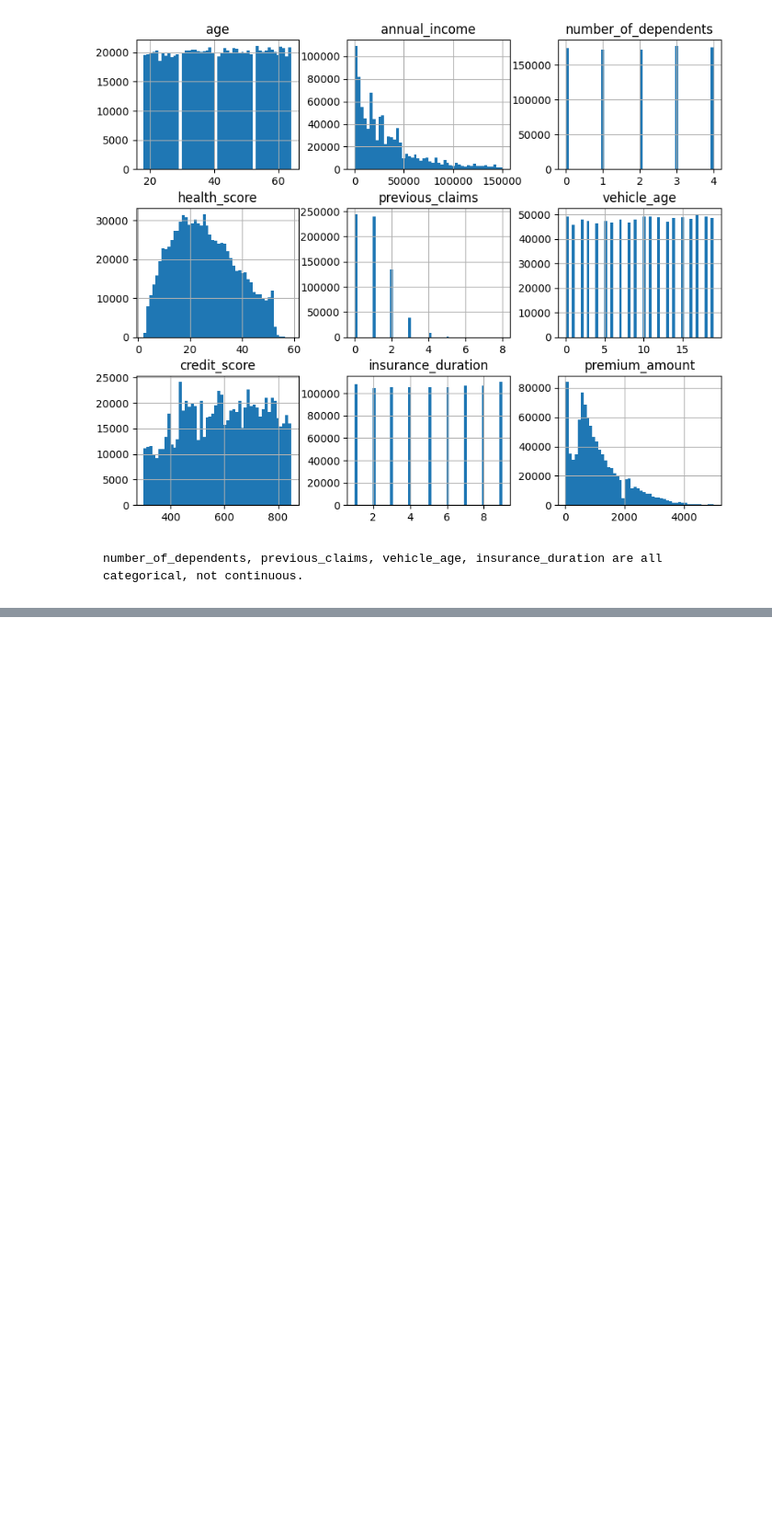
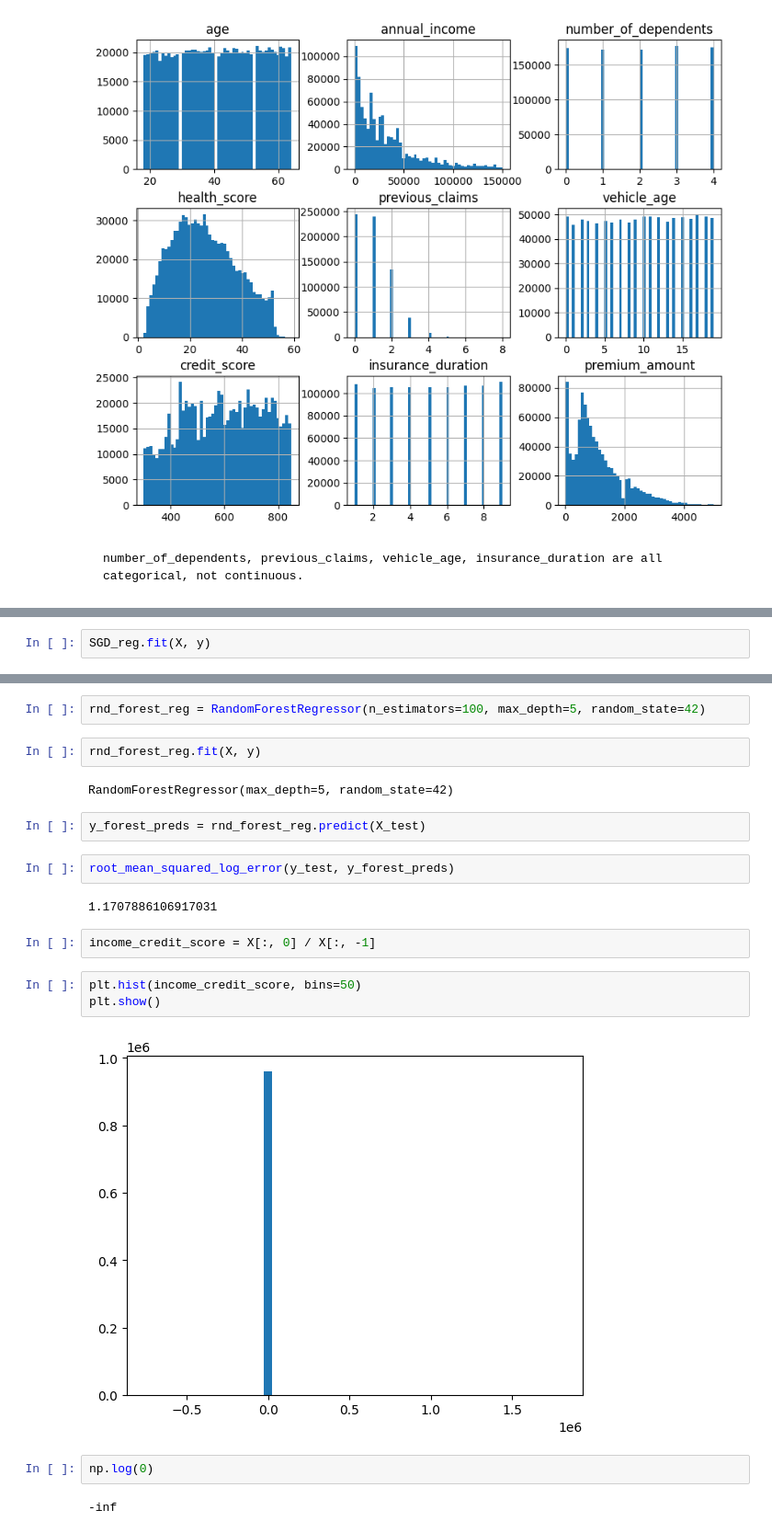
Before and after one commit to abhixshek/Kaggle-01-Insurance-Premium-Prediction, a Jupyter notebook: insurance_premium_pred.ipynb, the cells around one changed output, grey strips where cells are left out. Shown at 92% size. Cells and saved outputs as stored; diff of their text form; blank space fills up the shorter version.

```diff
--- a/insurance_premium_pred.ipynb
+++ b/insurance_premium_pred.ipynb
@@ -133,0 +198,2 @@ X_train.describe()
+# %%
+SGD_reg.fit(X, y)
@@ -133,0 +242,23 @@ X_train.describe()
+# %%
+rnd_forest_reg = RandomForestRegressor(n_estimators=100, max_depth=5, random_state=42)
+# %%
+rnd_forest_reg.fit(X, y)
+# %% [output]
+RandomForestRegressor(max_depth=5, random_state=42)
+# %%
+y_forest_preds = rnd_forest_reg.predict(X_test)
+# %%
+root_mean_squared_log_error(y_test, y_forest_preds)
+# %% [output]
+1.1707886106917031
+# %%
+income_credit_score = X[:, 0] / X[:, -1]
+# %%
+plt.hist(income_credit_score, bins=50)
+plt.show()
+# %% [output]
+[figure, added]
+# %%
+np.log(0)
+# %% [output]
+-inf
```
Also changed, not shown: parts of 22 cells of this notebook.
